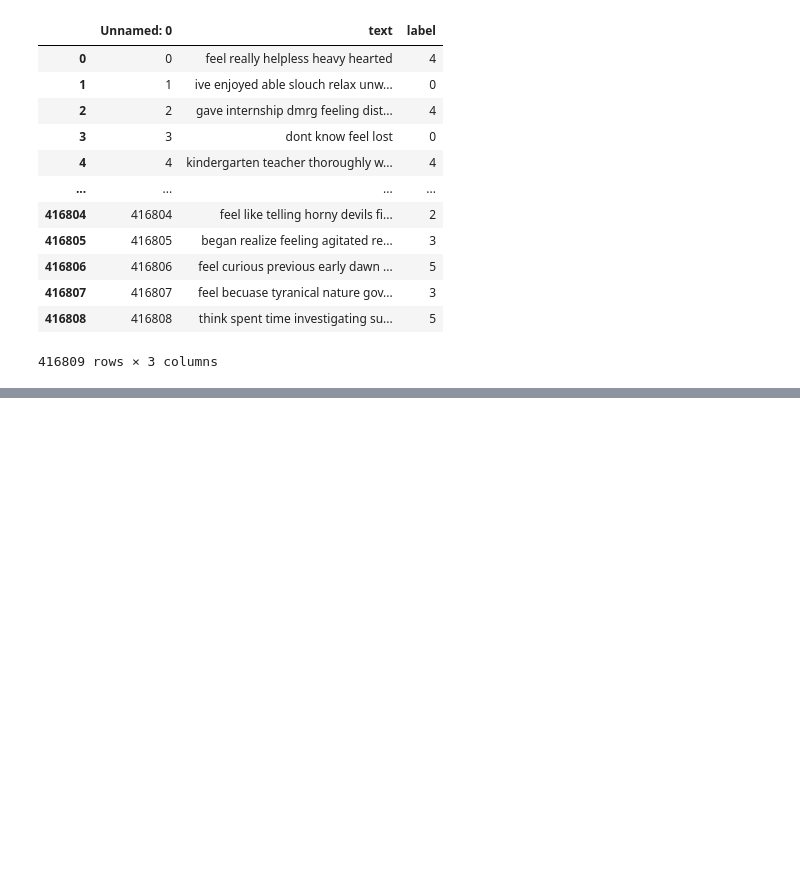
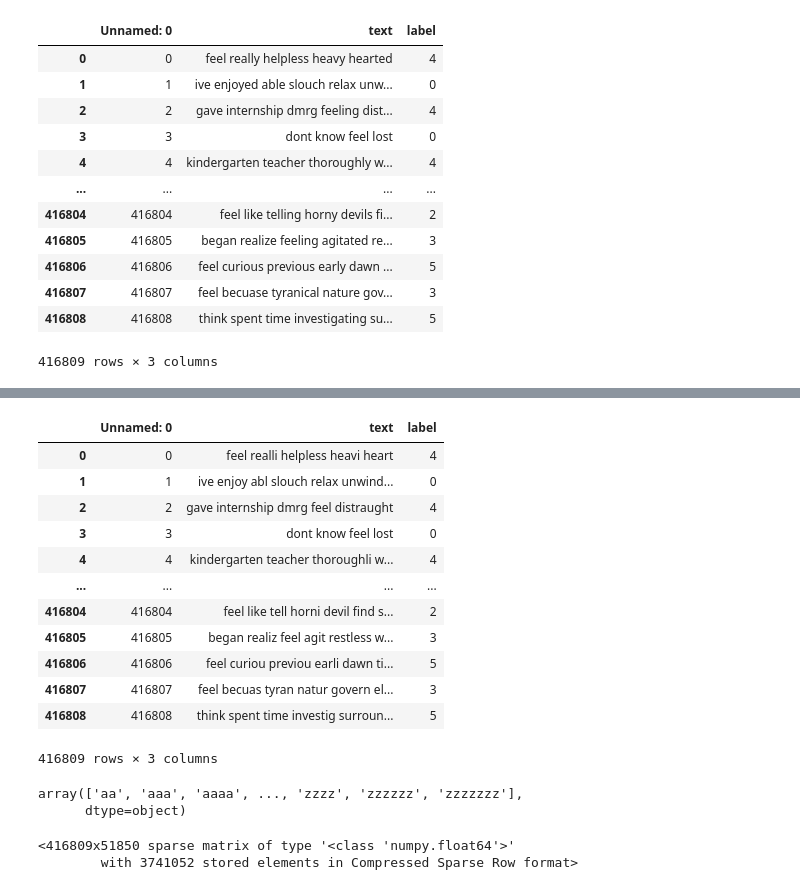
Before and after one commit to Maxyee/DS-ML-Kaggle-Solution, a Jupyter notebook: Emotions/emotions_Random_Forest.ipynb, the cells around one changed output, grey strips where cells are left out. Drawn from its saved outputs; the diff is of its cells as text; code cells hidden in the pictures; blank space fills up the shorter version.

```diff
--- a/Emotions/emotions_Random_Forest.ipynb
+++ b/Emotions/emotions_Random_Forest.ipynb
@@ -114,0 +117,11 @@ df
+# %%
+import re
+
+def remove_special_characters(text):
+    pattern = r'[^a-zA-Z0-9\s]'
+    cleaned_text = re.sub(pattern, '', text)
+    return cleaned_text
+
+df["text"]=df["text"].apply(remove_special_characters)
+# %%
+df["text"]=df["text"].apply(remove_special_characters)
@@ -114,0 +146,25 @@ df
+# %%
+stemmer=PorterStemmer()
+
+def word_stemmers(text):
+    word=word_tokenize(text)
+    stem_words = [stemmer.stem(words) for words in word]
+    return " ".join(stem_words)
+# %%
+df["text"]=df["text"].apply(word_stemmers)
+# %%
+df
+# %% [output]
+|  | Unnamed: 0 | text | label |
+| 0 | 0 | feel realli helpless heavi heart | 4 |
+| 1 | 1 | ive enjoy abl slouch relax unwind... | 0 |
+| 2 | 2 | gave internship dmrg feel distraught | 4 |
+| 3 | 3 | dont know feel lost | 0 |
+| 4 | 4 | kindergarten teacher thoroughli w... | 4 |
+| ... | ... | ... | ... |
+| 416804 | 416804 | feel like tell horni devil find s... | 2 |
+| 416805 | 416805 | began realiz feel agit restless w... | 3 |
+| 416806 | 416806 | feel curiou previou earli dawn ti... | 5 |
+| 416807 | 416807 | feel becuas tyran natur govern el... | 3 |
+| 416808 | 416808 | think spent time investig surroun... | 5 |
+416809 rows × 3 columns
@@ -114,0 +180,10 @@ df
+# %%
+word_extraction
+# %% [output]
+array(['aa', 'aaa', 'aaaa', ..., 'zzzz', 'zzzzzz', 'zzzzzzz'],
+      dtype=object)
+# %%
+count_text
+# %% [output]
+<416809x51850 sparse matrix of type '<class 'numpy.float64'>'
+        with 3741052 stored elements in Compressed Sparse Row format>
```
Also changed, not shown: parts of 11 cells of this notebook.
